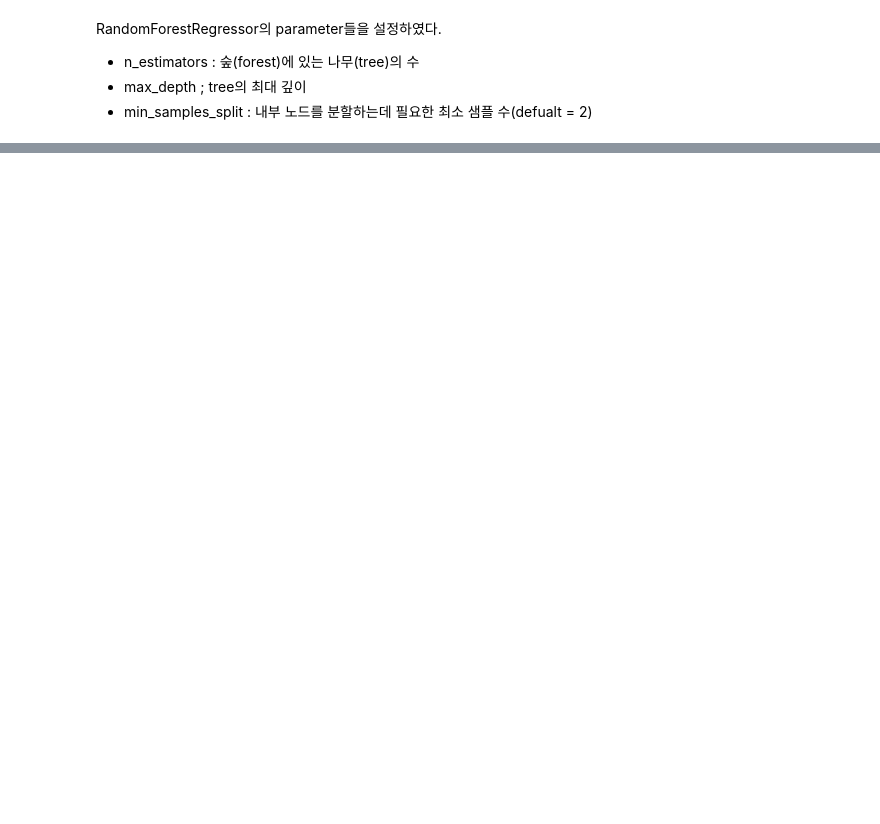
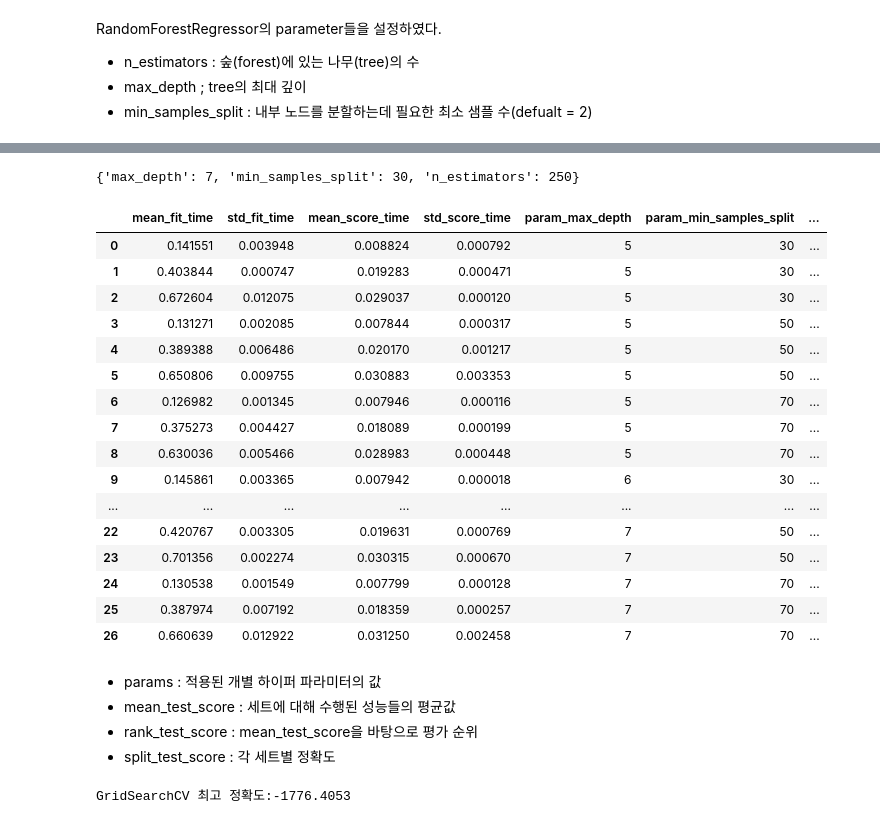
Before and after one commit to thwjd639/Data_Analysis, a Jupyter notebook: 220317 서울시 따릉이 자전거 이용 예측 AI모델 필사.ipynb, the cells around one changed output, grey strips where cells are left out. Saved outputs shown, nothing was run; the diff lists cells and outputs as text; code cells hidden in the pictures; blank space fills up the shorter version.

```diff
--- a/220317 서울시 따릉이 자전거 이용 예측 AI모델 필사.ipynb
+++ b/220317 서울시 따릉이 자전거 이용 예측 AI모델 필사.ipynb
@@ -567,7 +567,7 @@ RandomForestRegressor()
 # %% [output]
 RandomForestRegressor()
 # %%
-param = {'min_sampe_split' : [30, 50, 70],
+param = {'min_samples_split' : [30, 50, 70],
          'max_depth' : [5, 6, 7],
          'n_estimators' : [50, 150, 250]}
 # %%
@@ -592,2 +598,4 @@ GridSearchCV(cv=3, estimator=RandomForestRegressor(),
                          'n_estimators': [50, 150, 250]},
              scoring='neg_mean_squared_error')
+# %%
+gs.fit(X_rf_train, y_rf_train)
@@ -593,0 +621,34 @@ GridSearchCV(cv=3, estimator=RandomForestRegressor(),
+# %%
+# GridSearchCV 최적 파라미터 확인
+gs.best_params_
+# %% [output]
+{'max_depth': 7, 'min_samples_split': 30, 'n_estimators': 250}
+# %%
+pd.DataFrame(gs.cv_results_)
+# %% [output]
+|  | mean_fit_time | std_fit_time | mean_score_time | std_score_time | param_max_depth | param_min_samples_split | ... |
+| 0 | 0.141551 | 0.003948 | 0.008824 | 0.000792 | 5 | 30 | ... |
+| 1 | 0.403844 | 0.000747 | 0.019283 | 0.000471 | 5 | 30 | ... |
+| 2 | 0.672604 | 0.012075 | 0.029037 | 0.000120 | 5 | 30 | ... |
+| 3 | 0.131271 | 0.002085 | 0.007844 | 0.000317 | 5 | 50 | ... |
+| 4 | 0.389388 | 0.006486 | 0.020170 | 0.001217 | 5 | 50 | ... |
+| 5 | 0.650806 | 0.009755 | 0.030883 | 0.003353 | 5 | 50 | ... |
+| 6 | 0.126982 | 0.001345 | 0.007946 | 0.000116 | 5 | 70 | ... |
+| 7 | 0.375273 | 0.004427 | 0.018089 | 0.000199 | 5 | 70 | ... |
+| 8 | 0.630036 | 0.005466 | 0.028983 | 0.000448 | 5 | 70 | ... |
+| 9 | 0.145861 | 0.003365 | 0.007942 | 0.000018 | 6 | 30 | ... |
+| ... | ... | ... | ... | ... | ... | ... | ... |
+| 22 | 0.420767 | 0.003305 | 0.019631 | 0.000769 | 7 | 50 | ... |
+| 23 | 0.701356 | 0.002274 | 0.030315 | 0.000670 | 7 | 50 | ... |
+| 24 | 0.130538 | 0.001549 | 0.007799 | 0.000128 | 7 | 70 | ... |
+| 25 | 0.387974 | 0.007192 | 0.018359 | 0.000257 | 7 | 70 | ... |
+| 26 | 0.660639 | 0.012922 | 0.031250 | 0.002458 | 7 | 70 | ... |
+# %% [markdown]
+- params : 적용된 개별 하이퍼 파라미터의 값
+- mean_test_score : 세트에 대해 수행된 성능들의 평균값
+- rank_test_score : mean_test_score을 바탕으로 평가 순위
+- split_test_score : 각 세트별 정확도
+# %%
+print('GridSearchCV 최고 정확도:{0:.4f}'.format(gs.best_score_))
+# %% [output]
+GridSearchCV 최고 정확도:-1776.4053
```
Also changed, not shown: parts of 9 cells of this notebook.
